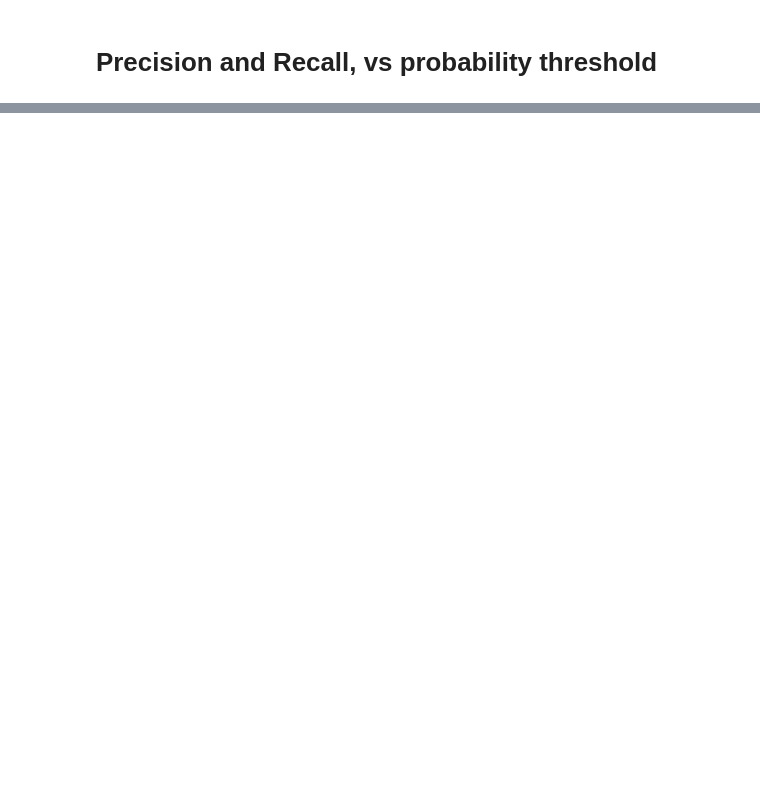
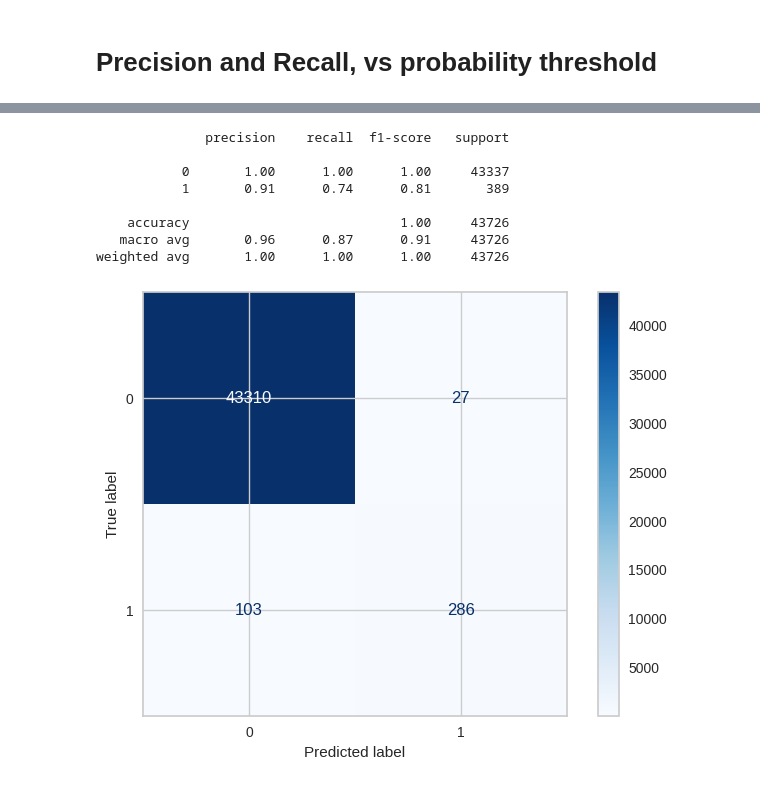
Before and after one commit to omdgit/machine-learning-imbalanced-data, a Jupyter notebook: Section-03-Metrics/03-02-Precision-Recall-F1.ipynb, the cells around one changed output, grey strips where cells are left out. Cells and saved outputs as stored; diff of their text form; code cells hidden in the pictures; blank space fills up the shorter version.

```diff
--- a/Section-03-Metrics/03-02-Precision-Recall-F1.ipynb
+++ b/Section-03-Metrics/03-02-Precision-Recall-F1.ipynb
@@ -238,0 +325,12 @@ visualizer.show()
+# %%
+cm(logit, 0.3)
+# %% [output]
+              precision    recall  f1-score   support
+
+           0       1.00      1.00      1.00     43337
+           1       0.91      0.74      0.81       389
+
+    accuracy                           1.00     43726
+   macro avg       0.96      0.87      0.91     43726
+weighted avg       1.00      1.00      1.00     43726
+[figure, added]
```
Also changed, not shown: parts of 16 cells of this notebook, 1 other file.
